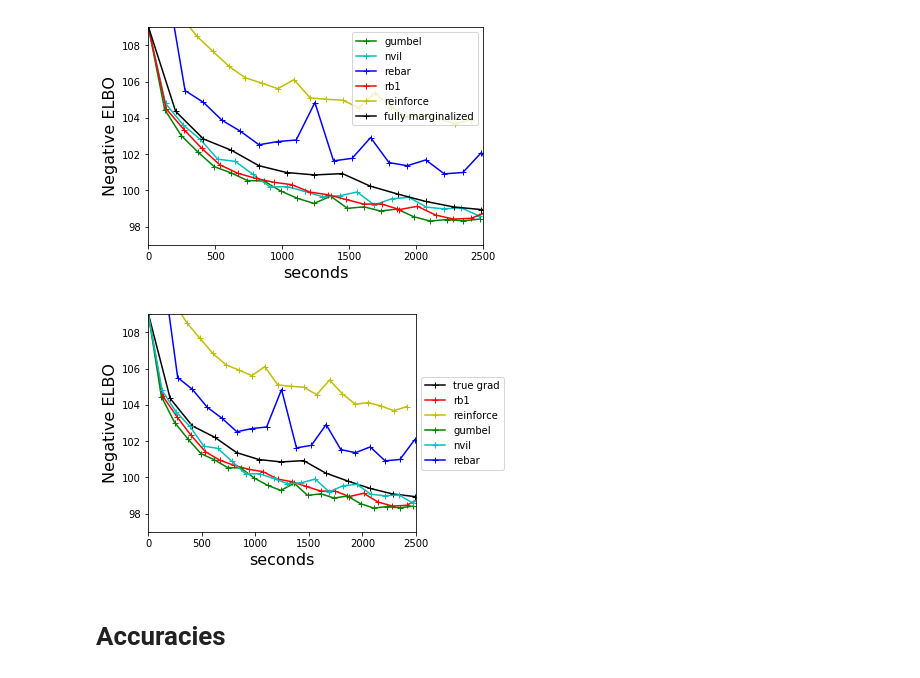
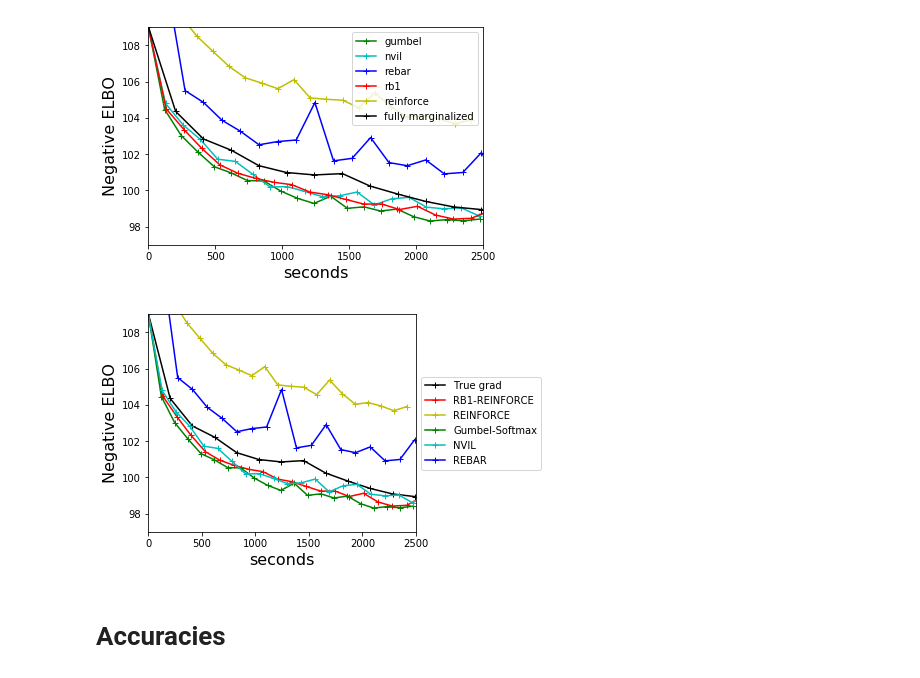
Before and after one commit to Runjing-Liu120/RaoBlackwellizedSGD, a Jupyter notebook: experiments/semisupervised_mnist/elbo_plots.ipynb, the cells around one changed output. Drawn from its saved outputs; the diff is of its cells as text; code cells hidden in the pictures.

Commit message:
plots!

```diff
--- a/experiments/semisupervised_mnist/elbo_plots.ipynb
+++ b/experiments/semisupervised_mnist/elbo_plots.ipynb
@@ -146,42 +146,42 @@ plt.ylabel('Negative ELBO', fontsize = 16)
 fig = plt.figure()
 ax = plt.subplot(111)
 ax.plot(test_timing_fully_marg - test_timing_fully_marg[0],
-         test_losses_fully_marg, 'k-+', label = 'true grad')
+         test_losses_fully_marg, 'k-+', label = 'True grad')
 
 ax.plot(test_timing_reinforce_topk1 - test_timing_reinforce_topk1[0],
-         test_losses_reinforce_topk1, 'r-+', label = 'rb1')
+         test_losses_reinforce_topk1, 'r-+', label = 'RB1-REINFORCE')
 
 ax.plot(test_timing_reinforce - test_timing_reinforce[0],
-         test_losses_reinforce, 'y-+', label = 'reinforce')
+         test_losses_reinforce, 'y-+', label = 'REINFORCE')
 
 
 ax.plot(test_timing_gumbel - test_timing_gumbel[0],
-         test_losses_gumbel, 'g-+', label = 'gumbel')
+         test_losses_gumbel, 'g-+', label = 'Gumbel-Softmax')
 
 ax.plot(test_timing_nvil - test_timing_nvil[0],
-         test_losses_nvil, 'c-+', label = 'nvil')
+         test_losses_nvil, 'c-+', label = 'NVIL')
 
 ax.plot(test_timing_rebar - test_timing_rebar[0],
-         test_losses_rebar, 'b-+', label = 'rebar')
+         test_losses_rebar, 'b-+', label = 'REBAR')
 
 
 plt.xlabel('seconds', fontsize = 16)
 plt.ylabel('Negative ELBO', fontsize = 16)
 
 
 plt.xlim((0, 2500))
 plt.ylim((97, 109))
 
 # Shrink current axis by 20%
 box = ax.get_position()
 ax.set_position([box.x0, box.y0, box.width * 0.8, box.height])
 
 # Put a legend to the right of the current axis
 ax.legend(loc='center left', bbox_to_anchor=(1, 0.5))
 
 plt.savefig('../icml_figures/ss_mnist_elbo_path.png')
 # %% [output]
-[figure, old version]
+[figure, new version]
 # %% [markdown]
 # Accuracies
 # %%
```
Also changed, not shown: 3 other files.
